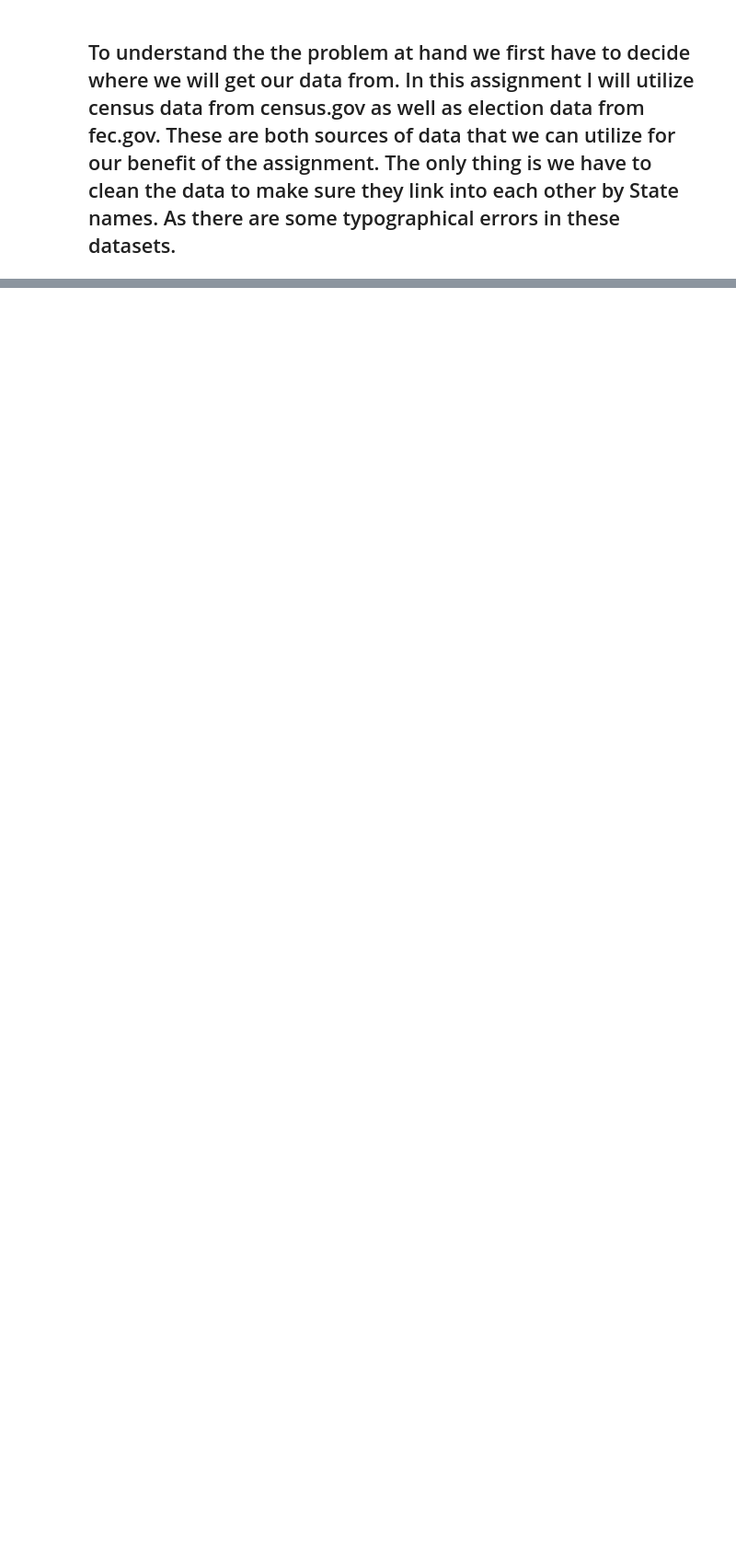
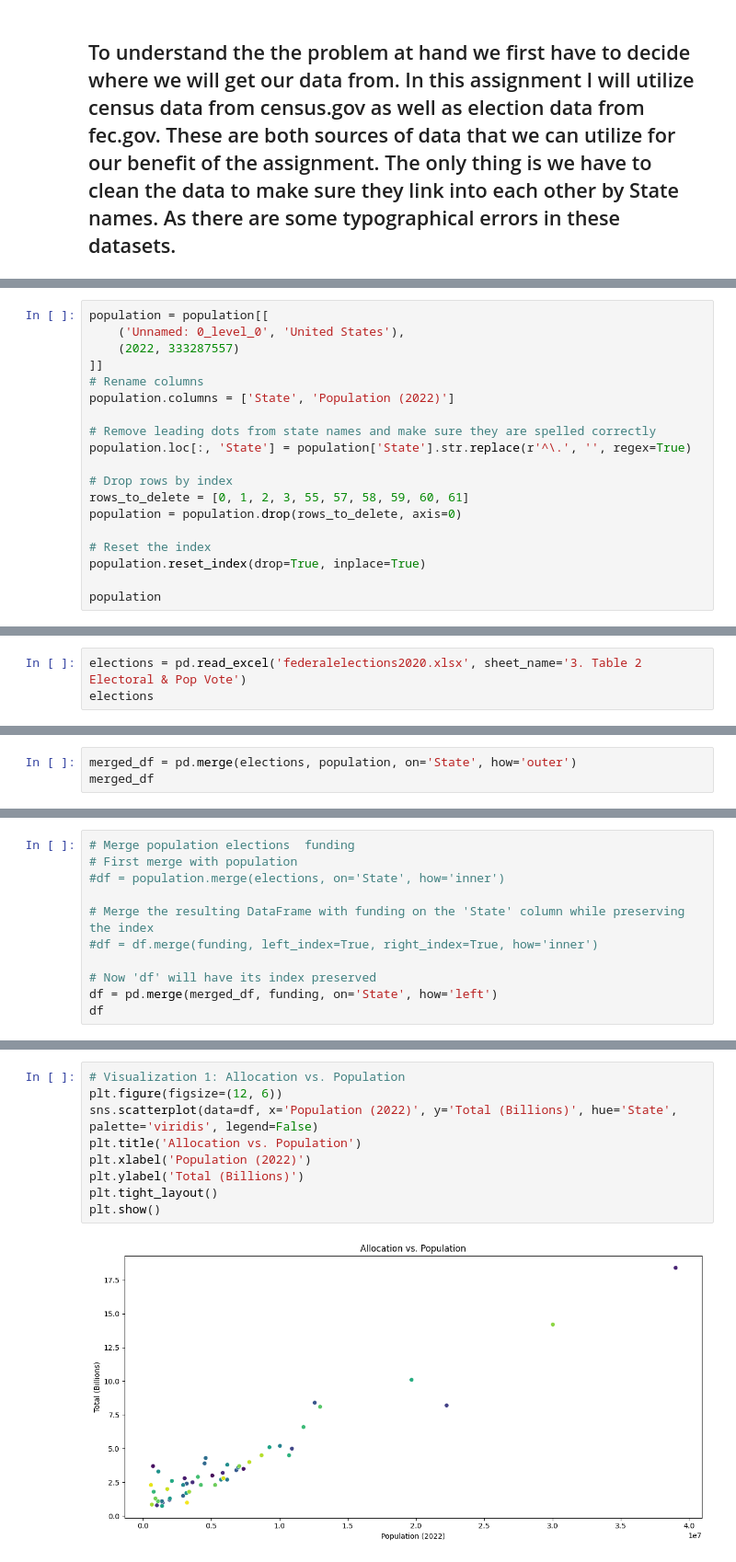
Before and after one commit to kglan/MSDS, a Jupyter notebook: DATA608/Story1/story1.ipynb, the cells around one changed output, grey strips where cells are left out. Shown: that part at 92% size. Saved outputs shown, nothing was run; the diff lists cells and outputs as text; blank space fills up the shorter version.

```diff
--- a/DATA608/Story1/story1.ipynb
+++ b/DATA608/Story1/story1.ipynb
@@ -52,0 +87,19 @@ elections =
+# %%
+population = population[[
+    ('Unnamed: 0_level_0', 'United States'),
+    (2022, 333287557)
+]]
+# Rename columns
+population.columns = ['State', 'Population (2022)']
+
+# Remove leading dots from state names and make sure they are spelled correctly
+population.loc[:, 'State'] = population['State'].str.replace(r'^\.', '', regex=True)
+
+# Drop rows by index
+rows_to_delete = [0, 1, 2, 3, 55, 57, 58, 59, 60, 61]
+population = population.drop(rows_to_delete, axis=0)
+
+# Reset the index
+population.reset_index(drop=True, inplace=True)
+
+population
@@ -52,0 +124,3 @@ elections =
+# %%
+elections = pd.read_excel('federalelections2020.xlsx', sheet_name='3. Table 2 Electoral & Pop Vote')
+elections
@@ -52,0 +232,3 @@ elections =
+# %%
+merged_df = pd.merge(elections, population, on='State', how='outer')
+merged_df
@@ -52,0 +253,11 @@ elections =
+# %%
+# Merge population elections  funding
+# First merge with population
+#df = population.merge(elections, on='State', how='inner')
+
+# Merge the resulting DataFrame with funding on the 'State' column while preserving the index
+#df = df.merge(funding, left_index=True, right_index=True, how='inner')
+
+# Now 'df' will have its index preserved
+df = pd.merge(merged_df, funding, on='State', how='left')
+df
@@ -52,0 +282,11 @@ elections =
+# %%
+# Visualization 1: Allocation vs. Population
+plt.figure(figsize=(12, 6))
+sns.scatterplot(data=df, x='Population (2022)', y='Total (Billions)', hue='State', palette='viridis', legend=False)
+plt.title('Allocation vs. Population')
+plt.xlabel('Population (2022)')
+plt.ylabel('Total (Billions)')
+plt.tight_layout()
+plt.show()
+# %% [output]
+[figure, added]
```
Also changed, not shown: parts of 23 cells of this notebook, 1 other file.
